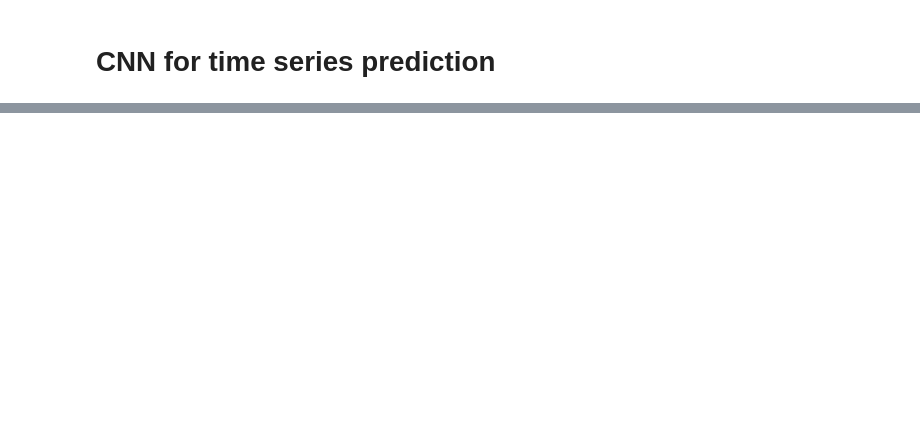
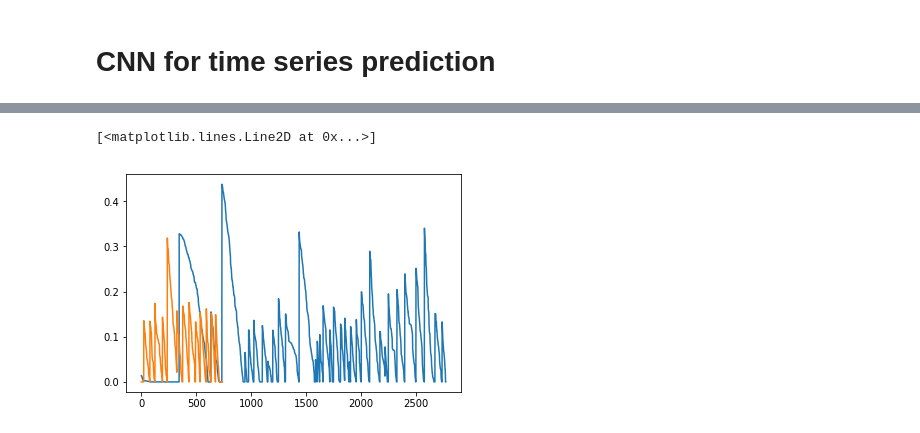
Before and after one commit to bmullet/PEEVED, a Jupyter notebook: TimeSeries.ipynb, the cells around one changed output, grey strips where cells are left out. Drawn from its saved outputs; the diff is of its cells as text; code cells hidden in the pictures; blank space fills up the shorter version.

Commit message:
Update TimeSeries but it crashes

```diff
--- a/TimeSeries.ipynb
+++ b/TimeSeries.ipynb
@@ -164,3 +174,40 @@ array([[ 1.42968854,  1.44683956,  0.57251574, -1.00951239],
+# %%
+class TimeDS(BaseEarthquakes):
+
+    def __init__(self, **kwargs):
+        super(TimeDS, self).__init__(**kwargs)
+        self.derive_extra_features()
+
+    def derive_extra_features(self):
+        self.SecsToEruption = GetTimeToEruption(self.time, self.p)
+        #self.SecsSinceEruption = GetTimeSinceEruption(self.time, self.p)
+        #self.EQsLastDay, self.EQsLastWeek, self.EQsLastMonth = GetEQRates(self.time)
+        #self.x = np.hstack((self.x, self.EQsLastMonth[:,np.newaxis]))
+        self.y = self.SecsToEruption.reshape((-1,1))
+        self.y = self.y / self.max_time * 10
+
+    def __getitem__(self, index):
+
+        return self.x[index], self.y[index]
+# %%
+dataset_train = TimeDS(
+        root=".",
+        eruption_csv_path=eruption_csv_path,
+        eq_csv_path=eq_csv_path,
+        split="train",
+    )
+dataset_val = TimeDS(
+        root=".",
+        eruption_csv_path=eruption_csv_path,
+        eq_csv_path=eq_csv_path,
+        split="val",
+    )
+dataset_test = TimeDS(
+        root=".",
+        eruption_csv_path=eruption_csv_path,
+        eq_csv_path=eq_csv_path,
+        split="test",
+    )
 # %%
 dataset_train.y
 # %% [output]
@@ -167,0 +221,6 @@ array([False, False, False, ..., False, False, False])
+# %%
+plt.plot(dataset_train.y)
+plt.plot(dataset_val.y)
+# %% [output]
+[<matplotlib.lines.Line2D at 0x...>]
+[figure, added]
```
Also changed, not shown: parts of 16 cells of this notebook, 1 other file.
